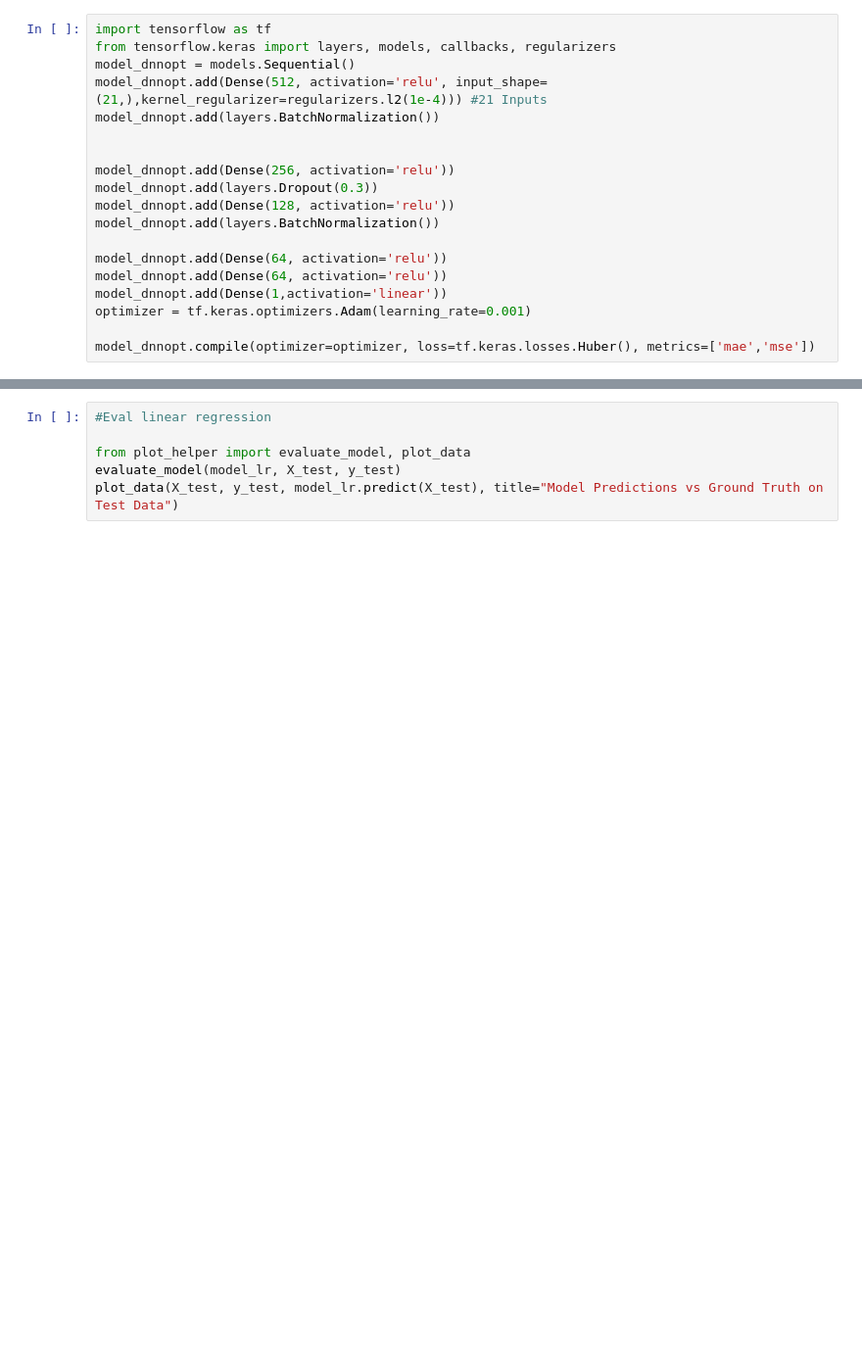
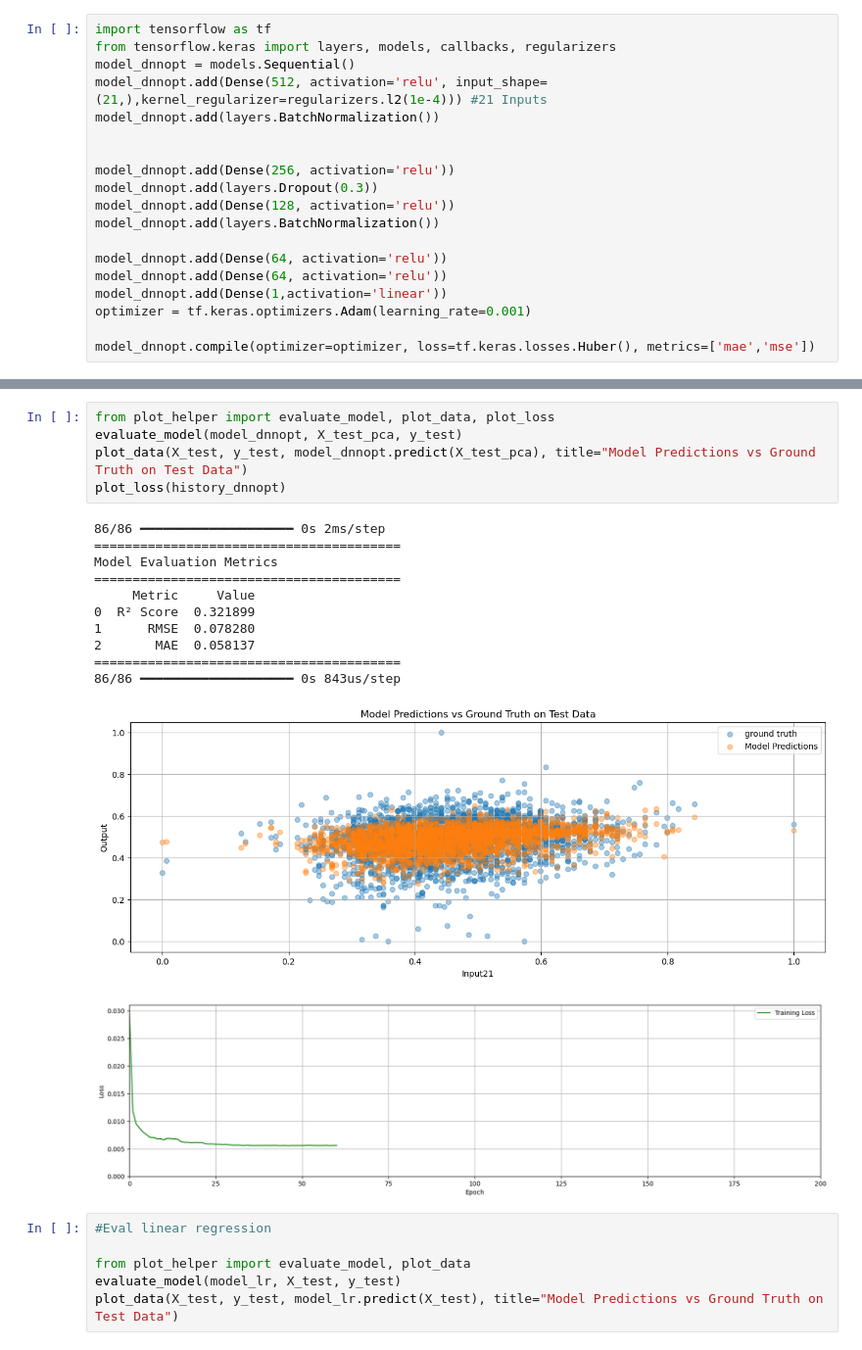
Before and after one commit to marker1401/Steel_Prod_Data, a Jupyter notebook: src/notebooks/notebook.ipynb, the cells around one changed output, grey strips where cells are left out. Shown at 98% size. Drawn from its saved outputs; the diff is of its cells as text; blank space fills up the shorter version.

```diff
--- a/src/notebooks/notebook.ipynb
+++ b/src/notebooks/notebook.ipynb
@@ -343,3 +292,21 @@ Epoch 57/200
+# %%
+from plot_helper import evaluate_model, plot_data, plot_loss
+evaluate_model(model_dnnopt, X_test_pca, y_test)
+plot_data(X_test, y_test, model_dnnopt.predict(X_test_pca), title="Model Predictions vs Ground Truth on Test Data")
+plot_loss(history_dnnopt)
+# %% [output]
+86/86 ━━━━━━━━━━━━━━━━━━━━ 0s 2ms/step
+========================================
+Model Evaluation Metrics
+========================================
+     Metric     Value
+0  R² Score  0.321899
+1      RMSE  0.078280
+2       MAE  0.058137
+========================================
+86/86 ━━━━━━━━━━━━━━━━━━━━ 0s 843us/step
+[figure, added]
+[figure, added]
 # %%
 #Eval linear regression
 
```
Also changed, not shown: parts of 11 cells of this notebook, 2 other files.
